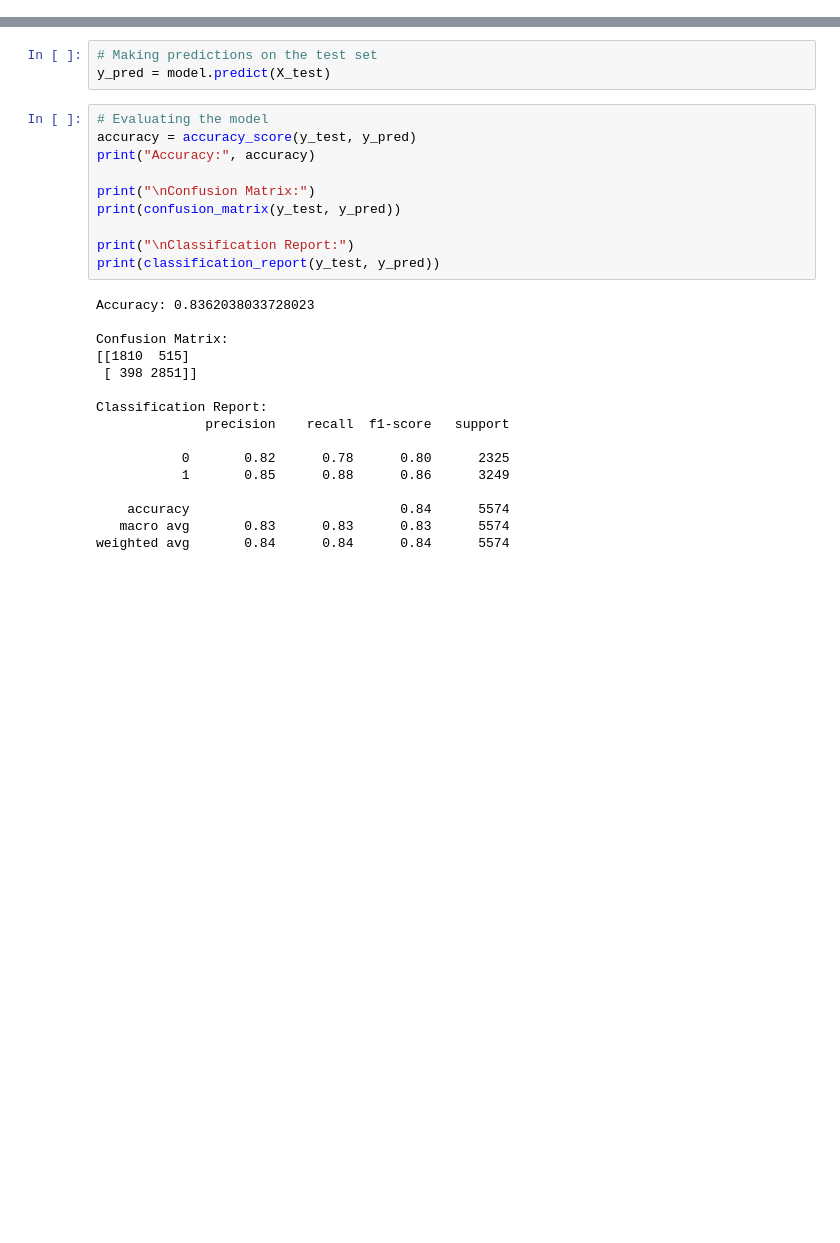
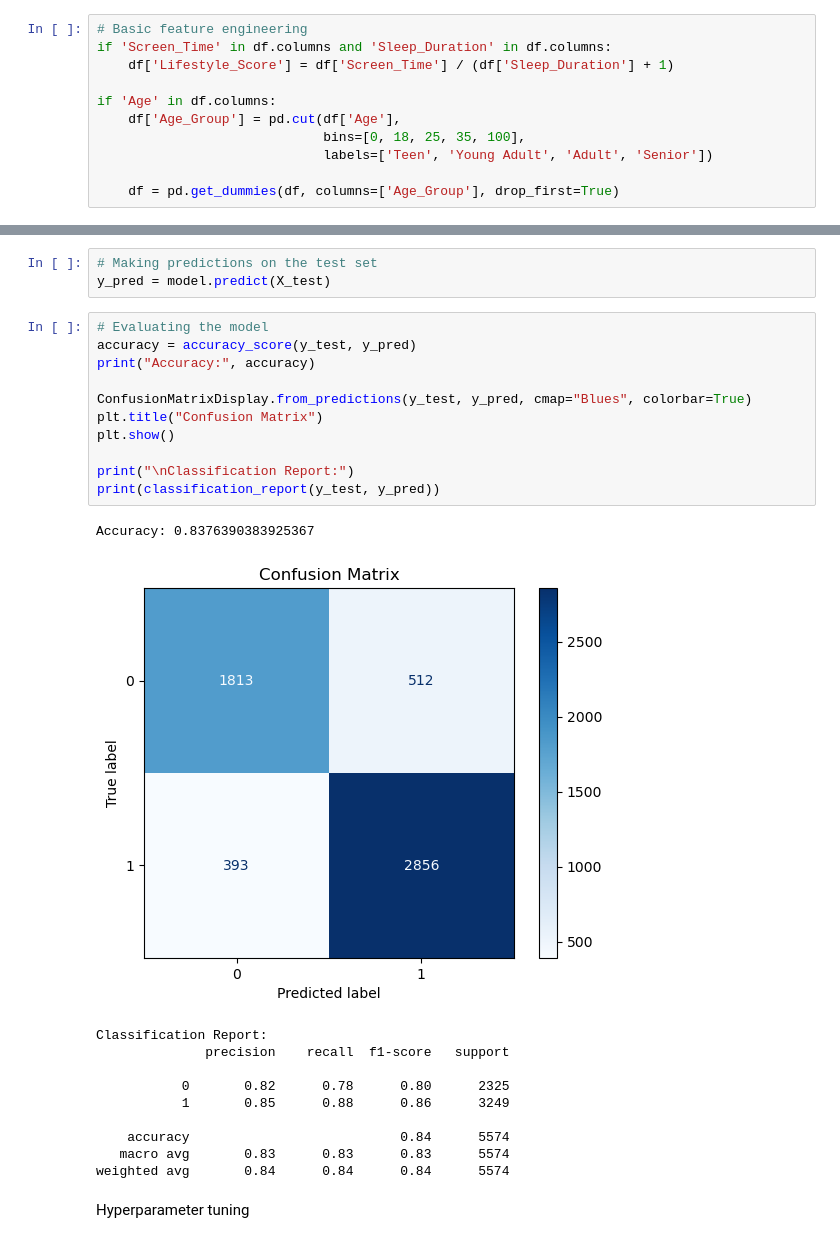
Before and after one commit to rushring/CS_Group07_StudentDepressionDetection, a Jupyter notebook: notebooks/fc211009_Themiya_random_forrest/model_training_&_evaluation.ipynb, the cells around one changed output, grey strips where cells are left out. Saved outputs shown, nothing was run; the diff lists cells and outputs as text; blank space fills up the shorter version.

```diff
--- a/notebooks/fc211009_Themiya_random_forrest/model_training_&_evaluation.ipynb
+++ b/notebooks/fc211009_Themiya_random_forrest/model_training_&_evaluation.ipynb
@@ -18,6 +19,17 @@ df.head()
 | 3 | 0 | 28.0 | 3.0 | 5.59 | 2.0 | 1 | ... |
 | 4 | 0 | 25.0 | 4.0 | 8.13 | 3.0 | 1 | ... |
 5 rows × 55 columns
+# %%
+# Basic feature engineering
+if 'Screen_Time' in df.columns and 'Sleep_Duration' in df.columns:
+    df['Lifestyle_Score'] = df['Screen_Time'] / (df['Sleep_Duration'] + 1)
+
+if 'Age' in df.columns:
+    df['Age_Group'] = pd.cut(df['Age'],
+                             bins=[0, 18, 25, 35, 100],
+                             labels=['Teen', 'Young Adult', 'Adult', 'Senior'])
+
+    df = pd.get_dummies(df, columns=['Age_Group'], drop_first=True)
 # %%
 # Spliting the dataset into features (X) and target (y)
 X = df.drop("Depression", axis=1)
@@ -37,26 +49,25 @@ y_pred = model.predict(X_test)
 # %%
 # Evaluating the model
 accuracy = accuracy_score(y_test, y_pred)
 print("Accuracy:", accuracy)
 
-print("\nConfusion Matrix:")
-print(confusion_matrix(y_test, y_pred))
+ConfusionMatrixDisplay.from_predictions(y_test, y_pred, cmap="Blues", colorbar=True)
+plt.title("Confusion Matrix")
+plt.show()
 
 print("\nClassification Report:")
 print(classification_report(y_test, y_pred))
 # %% [output]
-Accuracy: 0.8362038033728023
-
-Confusion Matrix:
-[[1810  515]
- [ 398 2851]]
-
-Classification Report:
-              precision    recall  f1-score   support
-
-           0       0.82      0.78      0.80      2325
-           1       0.85      0.88      0.86      3249
-
-    accuracy                           0.84      5574
-   macro avg       0.83      0.83      0.83      5574
-weighted avg       0.84      0.84      0.84      5574
+Accuracy: 0.8376390383925367
+[figure, added]
+Classification Report:
+              precision    recall  f1-score   support
+
+           0       0.82      0.78      0.80      2325
+           1       0.85      0.88      0.86      3249
+
+    accuracy                           0.84      5574
+   macro avg       0.83      0.83      0.83      5574
+weighted avg       0.84      0.84      0.84      5574
+# %% [markdown]
+Hyperparameter tuning
```
Also changed, not shown: parts of 4 cells of this notebook, 8 other files.
